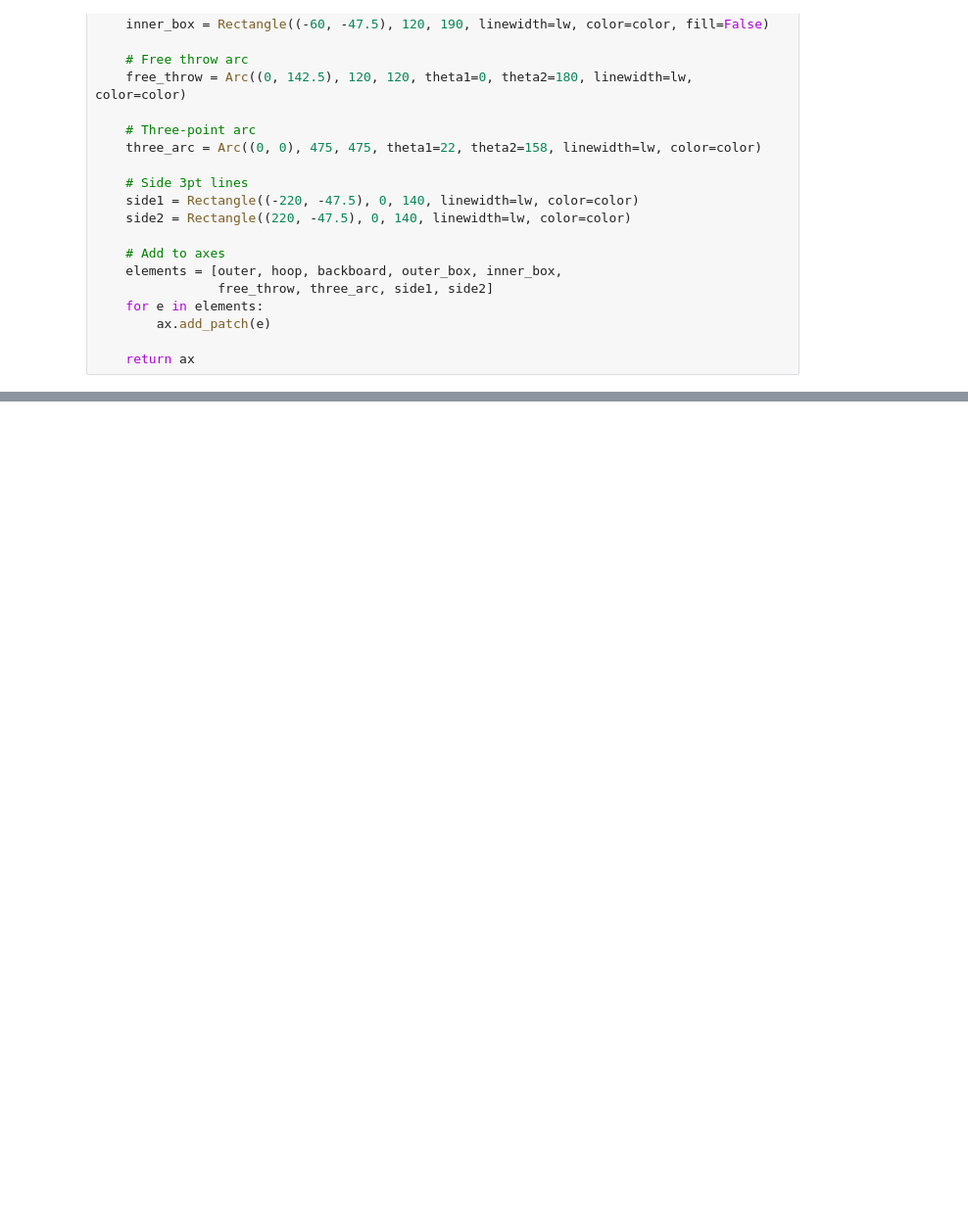
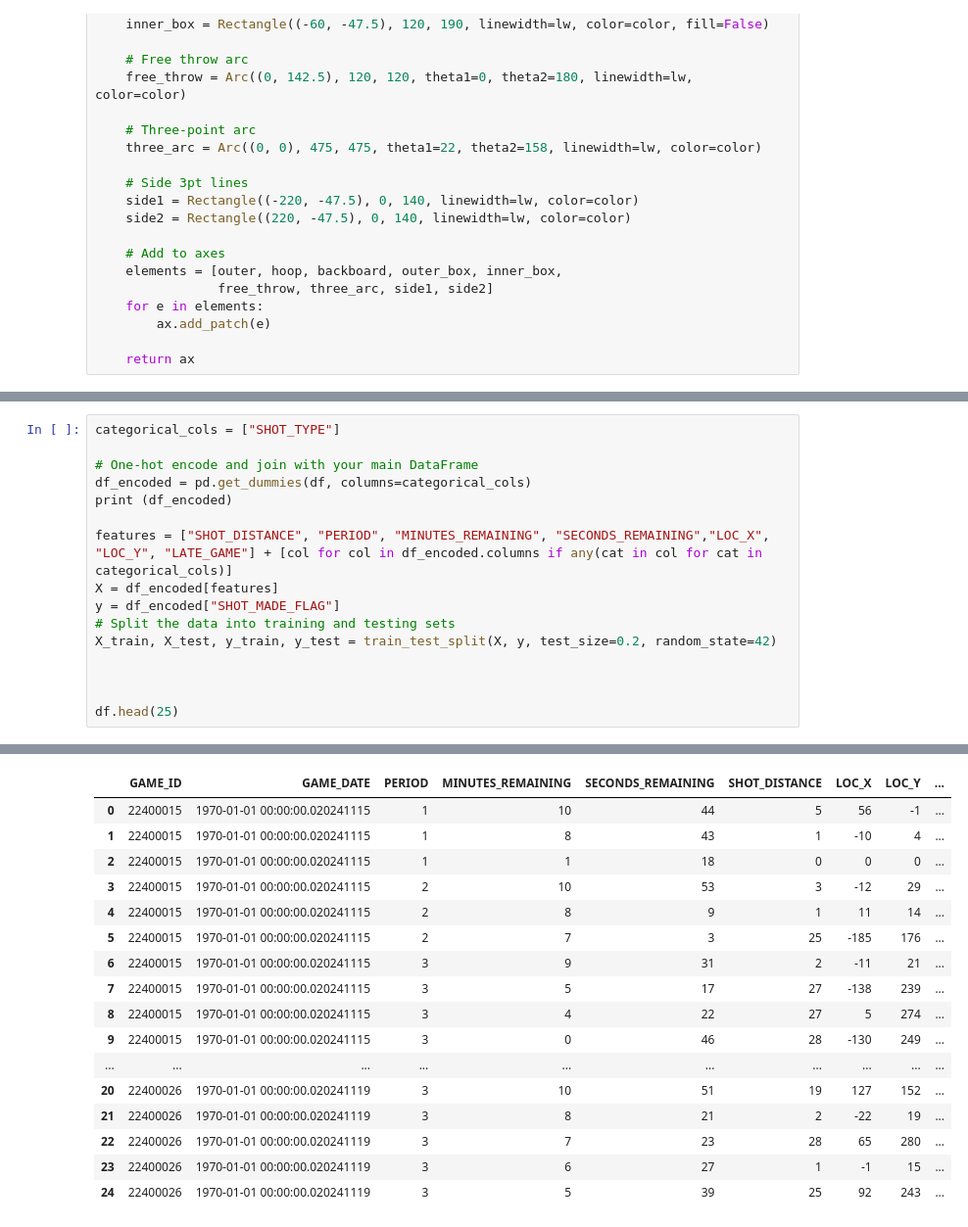
Before and after one commit to Benimaru13/Personal-Projects, a Jupyter notebook: analysis.ipynb, the cells around one changed output, grey strips where cells are left out. Shown: that part at 98% size. Saved outputs shown, nothing was run; the diff lists cells and outputs as text; blank space fills up the shorter version.

Commit message:
I initialized the logistic regressor model and the random forest model. I am experimenting with the input features to see which give me the best results.

```diff
--- a/analysis.ipynb
+++ b/analysis.ipynb
@@ -202,0 +204,17 @@ plt.show()
+# %%
+categorical_cols = ["SHOT_TYPE"]
+
+# One-hot encode and join with your main DataFrame
+df_encoded = pd.get_dummies(df, columns=categorical_cols)
+print (df_encoded)
+
+features = ["SHOT_DISTANCE", "PERIOD", "MINUTES_REMAINING", "SECONDS_REMAINING","LOC_X", "LOC_Y", "LATE_GAME"] + [col for col in df_encoded.columns if any(cat in col for cat in categorical_cols)]
+X = df_encoded[features]
+y = df_encoded["SHOT_MADE_FLAG"]
+# Split the data into training and testing sets
+X_train, X_test, y_train, y_test = train_test_split(X, y, test_size=0.2, random_state=42)
+
+
+
+df.head(25)
+# %% [output]
@@ -202,0 +238,17 @@ plt.show()
+|  | GAME_ID | GAME_DATE | PERIOD | MINUTES_REMAINING | SECONDS_REMAINING | SHOT_DISTANCE | LOC_X | LOC_Y | ... |
+| 0 | 22400015 | 1970-01-01 00:00:00.020241115 | 1 | 10 | 44 | 5 | 56 | -1 | ... |
+| 1 | 22400015 | 1970-01-01 00:00:00.020241115 | 1 | 8 | 43 | 1 | -10 | 4 | ... |
+| 2 | 22400015 | 1970-01-01 00:00:00.020241115 | 1 | 1 | 18 | 0 | 0 | 0 | ... |
+| 3 | 22400015 | 1970-01-01 00:00:00.020241115 | 2 | 10 | 53 | 3 | -12 | 29 | ... |
+| 4 | 22400015 | 1970-01-01 00:00:00.020241115 | 2 | 8 | 9 | 1 | 11 | 14 | ... |
+| 5 | 22400015 | 1970-01-01 00:00:00.020241115 | 2 | 7 | 3 | 25 | -185 | 176 | ... |
+| 6 | 22400015 | 1970-01-01 00:00:00.020241115 | 3 | 9 | 31 | 2 | -11 | 21 | ... |
+| 7 | 22400015 | 1970-01-01 00:00:00.020241115 | 3 | 5 | 17 | 27 | -138 | 239 | ... |
+| 8 | 22400015 | 1970-01-01 00:00:00.020241115 | 3 | 4 | 22 | 27 | 5 | 274 | ... |
+| 9 | 22400015 | 1970-01-01 00:00:00.020241115 | 3 | 0 | 46 | 28 | -130 | 249 | ... |
+| ... | ... | ... | ... | ... | ... | ... | ... | ... | ... |
+| 20 | 22400026 | 1970-01-01 00:00:00.020241119 | 3 | 10 | 51 | 19 | 127 | 152 | ... |
+| 21 | 22400026 | 1970-01-01 00:00:00.020241119 | 3 | 8 | 21 | 2 | -22 | 19 | ... |
+| 22 | 22400026 | 1970-01-01 00:00:00.020241119 | 3 | 7 | 23 | 28 | 65 | 280 | ... |
+| 23 | 22400026 | 1970-01-01 00:00:00.020241119 | 3 | 6 | 27 | 1 | -1 | 15 | ... |
+| 24 | 22400026 | 1970-01-01 00:00:00.020241119 | 3 | 5 | 39 | 25 | 92 | 243 | ... |
```
Also changed, not shown: parts of 11 cells of this notebook.
